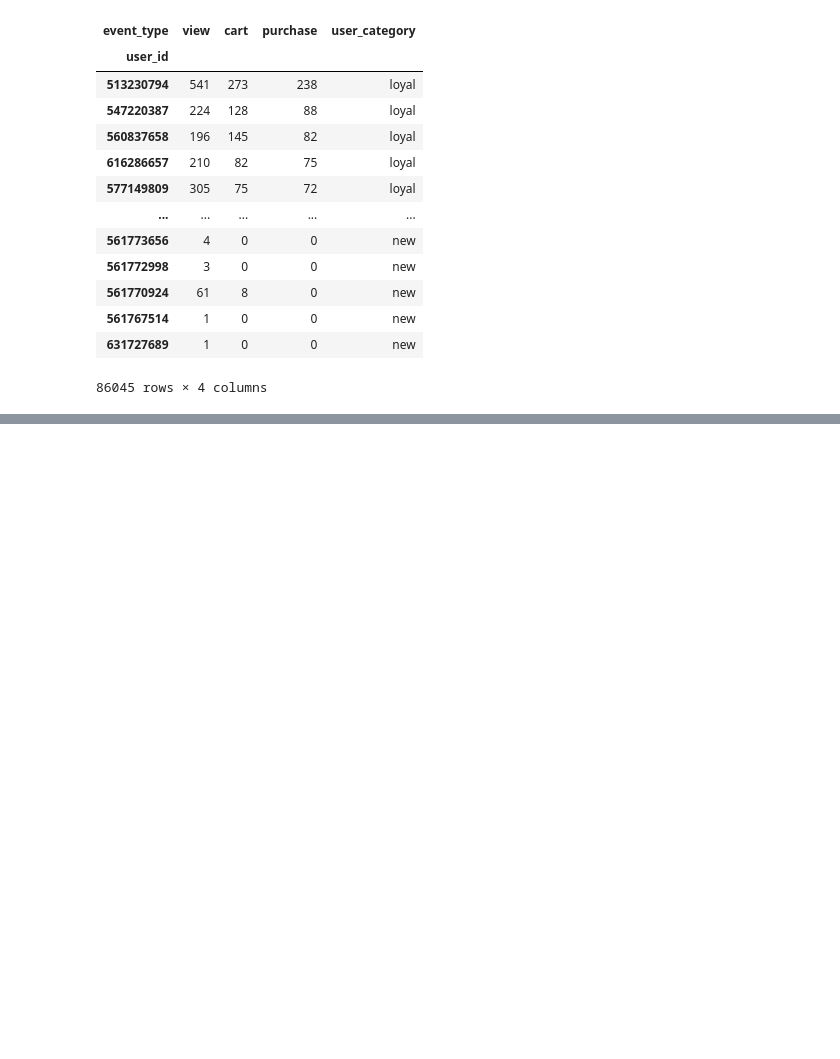
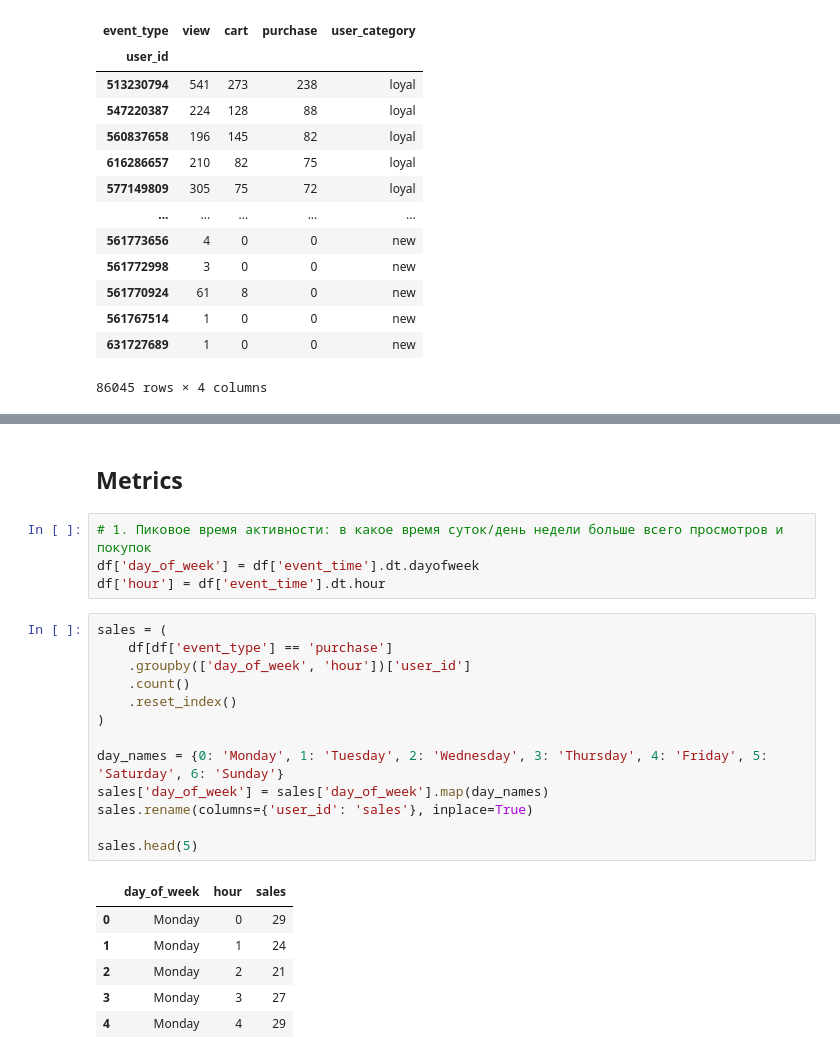
Before and after one commit to Vladislavbro/retail-analysis, a Jupyter notebook: main.ipynb, the cells around one changed output, grey strips where cells are left out. Drawn from its saved outputs; the diff is of its cells as text; blank space fills up the shorter version.

```diff
--- a/main.ipynb
+++ b/main.ipynb
@@ -169,3 +152,29 @@ fig.update_traces(texttemplate='%{text}%')
 fig.show()
 # %% [output]
 The default of observed=False is deprecated and will be changed to True in a future version of pandas. Pass observed=False to retain current behavior or observed=True to adopt the future default and s ...
+# %% [markdown]
+## Metrics
+# %%
+# 1. Пиковое время активности: в какое время суток/день недели больше всего просмотров и покупок
+df['day_of_week'] = df['event_time'].dt.dayofweek
+df['hour'] = df['event_time'].dt.hour
+# %%
+sales = (
+    df[df['event_type'] == 'purchase']
+    .groupby(['day_of_week', 'hour'])['user_id']
+    .count()
+    .reset_index()
+)
+
+day_names = {0: 'Monday', 1: 'Tuesday', 2: 'Wednesday', 3: 'Thursday', 4: 'Friday', 5: 'Saturday', 6: 'Sunday'}
+sales['day_of_week'] = sales['day_of_week'].map(day_names)
+sales.rename(columns={'user_id': 'sales'}, inplace=True)
+
+sales.head(5)
+# %% [output]
+|  | day_of_week | hour | sales |
+| 0 | Monday | 0 | 29 |
+| 1 | Monday | 1 | 24 |
+| 2 | Monday | 2 | 21 |
+| 3 | Monday | 3 | 27 |
+| 4 | Monday | 4 | 29 |
```
Also changed, not shown: parts of 12 cells of this notebook.
